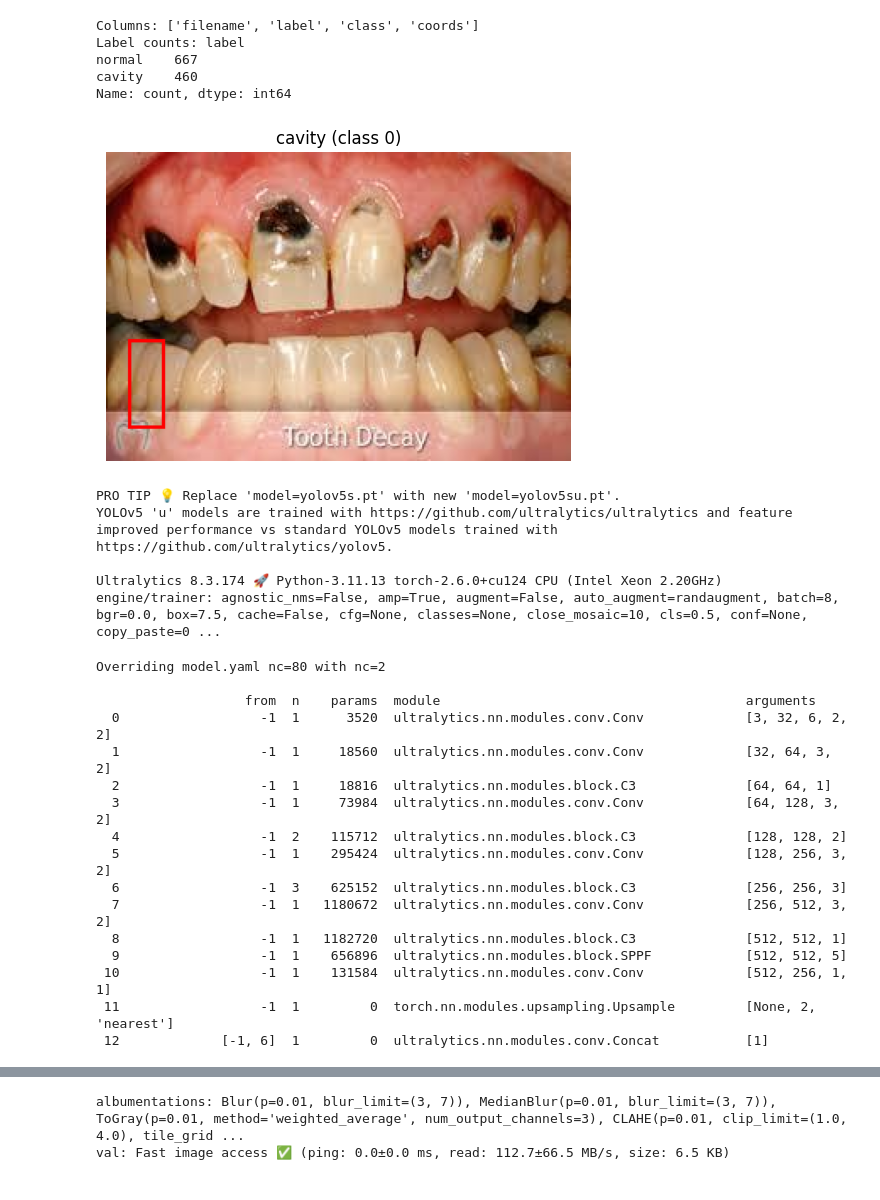
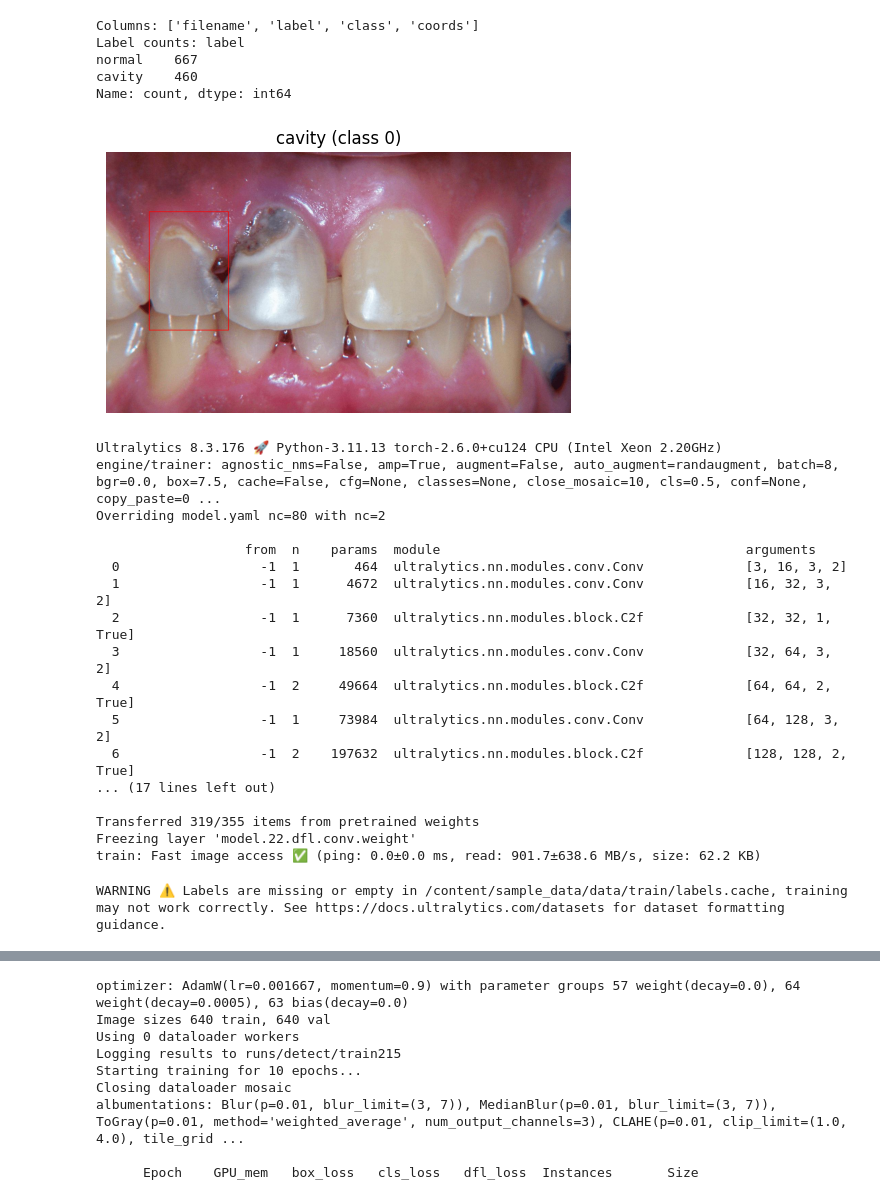
Before and after one commit to dpatel152/dental-cavity-detection, a Jupyter notebook: yolo_dental_detect_cavity.ipynb, the cells around one changed output, grey strips where cells are left out. Cells and saved outputs as stored; diff of their text form; code cells hidden in the pictures.

Commit message:
Used Yolo8 model

```diff
--- a/yolo_dental_detect_cavity.ipynb
+++ b/yolo_dental_detect_cavity.ipynb
@@ -52,53 +52,50 @@ draw.rectangle([xmin, ymin, xmax, ymax], outline="red", width=2)
 # Display using matplotlib
 plt.figure(figsize=(6,6))
 plt.imshow(img)
 plt.title(f"{row['label']} (class {row['class']})")
 plt.axis('off')
 plt.show()
 
 #%% YOLOv5 training via Ultralytics
 #!pip install ultralytics
 #!pip install torchvision
 
 
 from ultralytics import YOLO
-model = YOLO('yolov5s.pt')
+model = YOLO('yolov8n.pt')
 model.train(
     data='data.yaml',
     epochs=10,
     imgsz=640,
     batch=8,
     name='train2'
 )
 
 #%% Evaluation
 metrics = model.val()
 print(metrics.box.map50, metrics.box.precision, metrics.box.recall)
 # %% [output]
 Columns: ['filename', 'label', 'class', 'coords']
 Label counts: label
 normal    667
 cavity    460
 Name: count, dtype: int64
-[figure, old version]
+[figure, new version]
-PRO TIP 💡 Replace 'model=yolov5s.pt' with new 'model=yolov5su.pt'.
-YOLOv5 'u' models are trained with https://github.com/ultralytics/ultralytics and feature improved performance vs standard YOLOv5 models trained with https://github.com/ultralytics/yolov5.
+Ultralytics 8.3.176 🚀 Python-3.11.13 torch-2.6.0+cu124 CPU (Intel Xeon 2.20GHz)
+engine/trainer: agnostic_nms=False, amp=True, augment=False, auto_augment=randaugment, batch=8, bgr=0.0, box=7.5, cache=False, cfg=None, classes=None, close_mosaic=10, cls=0.5, conf=None, copy_paste=0 ...
+Overriding model.yaml nc=80 with nc=2
 
-Ultralytics 8.3.174 🚀 Python-3.11.13 torch-2.6.0+cu124 CPU (Intel Xeon 2.20GHz)
-engine/trainer: agnostic_nms=False, amp=True, augment=False, auto_augment=randaugment, batch=8, bgr=0.0, box=7.5, cache=False, cfg=None, classes=None, close_mosaic=10, cls=0.5, conf=None, copy_paste=0 ...
+                   from  n    params  module                                       arguments
+  0                  -1  1       464  ultralytics.nn.modules.conv.Conv             [3, 16, 3, 2]
+  1                  -1  1      4672  ultralytics.nn.modules.conv.Conv             [16, 32, 3, 2]
+  2                  -1  1      7360  ultralytics.nn.modules.block.C2f             [32, 32, 1, True]
+  3                  -1  1     18560  ultralytics.nn.modules.conv.Conv             [32, 64, 3, 2]
+  4                  -1  2     49664  ultralytics.nn.modules.block.C2f             [64, 64, 2, True]
+  5                  -1  1     73984  ultralytics.nn.modules.conv.Conv             [64, 128, 3, 2]
+  6                  -1  2    197632  ultralytics.nn.modules.block.C2f             [128, 128, 2, True]
+... (17 lines left out)
+
+Transferred 319/355 items from pretrained weights
+Freezing layer 'model.22.dfl.conv.weight'
+train: Fast image access ✅ (ping: 0.0±0.0 ms, read: 901.7±638.6 MB/s, size: 62.2 KB)
-Overriding model.yaml nc=80 with nc=2
-
-                   from  n    params  module                                       arguments
-  0                  -1  1      3520  ultralytics.nn.modules.conv.Conv             [3, 32, 6, 2, 2]
-  1                  -1  1     18560  ultralytics.nn.modules.conv.Conv             [32, 64, 3, 2]
-  2                  -1  1     18816  ultralytics.nn.modules.block.C3              [64, 64, 1]
-  3                  -1  1     73984  ultralytics.nn.modules.conv.Conv             [64, 128, 3, 2]
-  4                  -1  2    115712  ultralytics.nn.modules.block.C3              [128, 128, 2]
-  5                  -1  1    295424  ultralytics.nn.modules.conv.Conv             [128, 256, 3, 2]
-  6                  -1  3    625152  ultralytics.nn.modules.block.C3              [256, 256, 3]
-  7                  -1  1   1180672  ultralytics.nn.modules.conv.Conv             [256, 512, 3, 2]
-  8                  -1  1   1182720  ultralytics.nn.modules.block.C3              [512, 512, 1]
-  9                  -1  1    656896  ultralytics.nn.modules.block.SPPF            [512, 512, 5]
- 10                  -1  1    131584  ultralytics.nn.modules.conv.Conv             [512, 256, 1, 1]
- 11                  -1  1         0  torch.nn.modules.upsampling.Upsample         [None, 2, 'nearest']
- 12             [-1, 6]  1         0  ultralytics.nn.modules.conv.Concat           [1]
+WARNING ⚠️ Labels are missing or empty in /content/sample_data/data/train/labels.cache, training may not work correctly. See https://docs.ultralytics.com/datasets for dataset formatting guidance.
@@ -125,2 +108,9 @@ WARNING ⚠️ Labels are missing or empty in /content/data/train/labels.cache,
+optimizer: AdamW(lr=0.001667, momentum=0.9) with parameter groups 57 weight(decay=0.0), 64 weight(decay=0.0005), 63 bias(decay=0.0)
+Image sizes 640 train, 640 val
+Using 0 dataloader workers
+Logging results to runs/detect/train215
+Starting training for 10 epochs...
+Closing dataloader mosaic
 albumentations: Blur(p=0.01, blur_limit=(3, 7)), MedianBlur(p=0.01, blur_limit=(3, 7)), ToGray(p=0.01, method='weighted_average', num_output_channels=3), CLAHE(p=0.01, clip_limit=(1.0, 4.0), tile_grid ...
-val: Fast image access ✅ (ping: 0.0±0.0 ms, read: 112.7±66.5 MB/s, size: 6.5 KB)
+
+      Epoch    GPU_mem   box_loss   cls_loss   dfl_loss  Instances       Size
```
Also changed, not shown: parts of 1 cell of this notebook, 3 other files.
